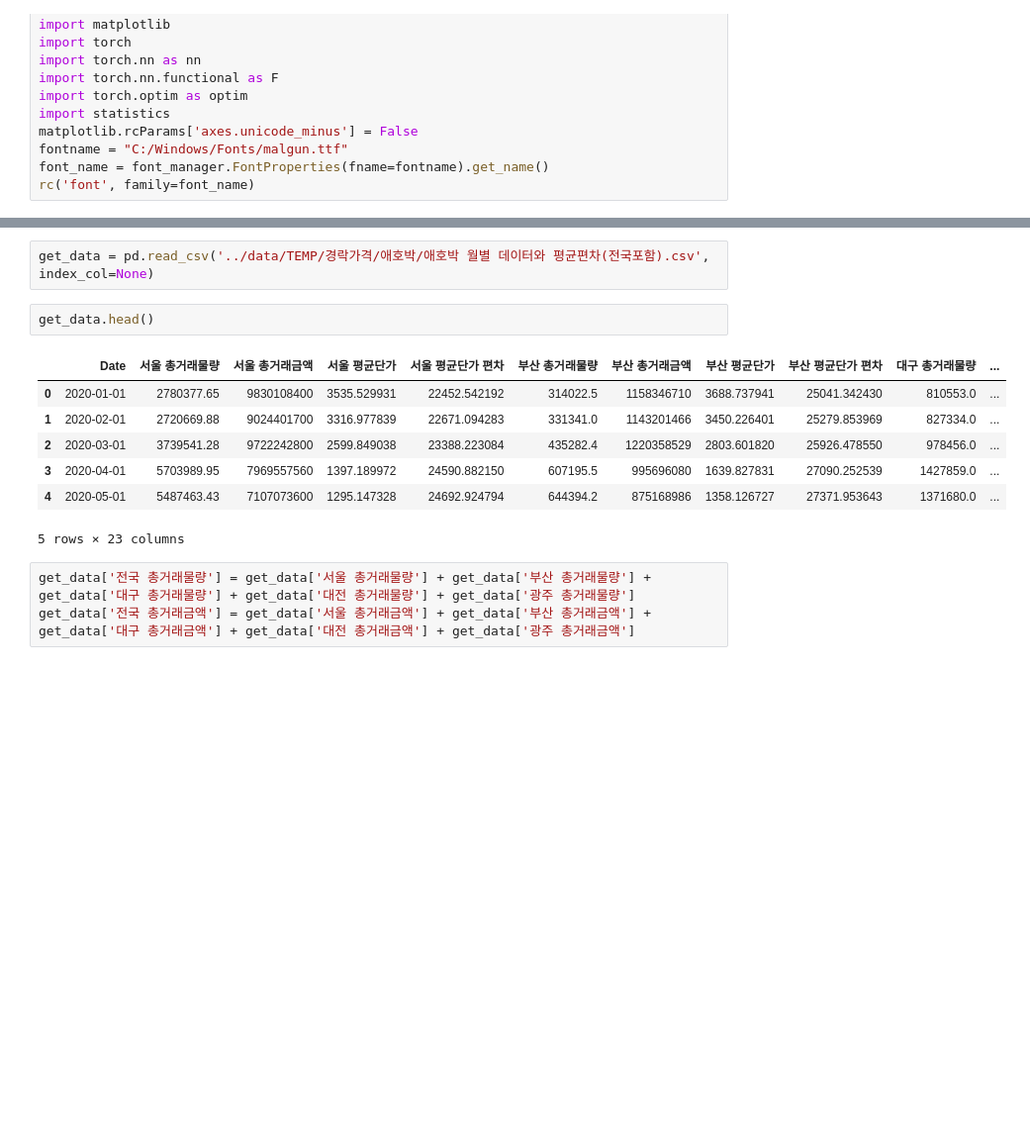
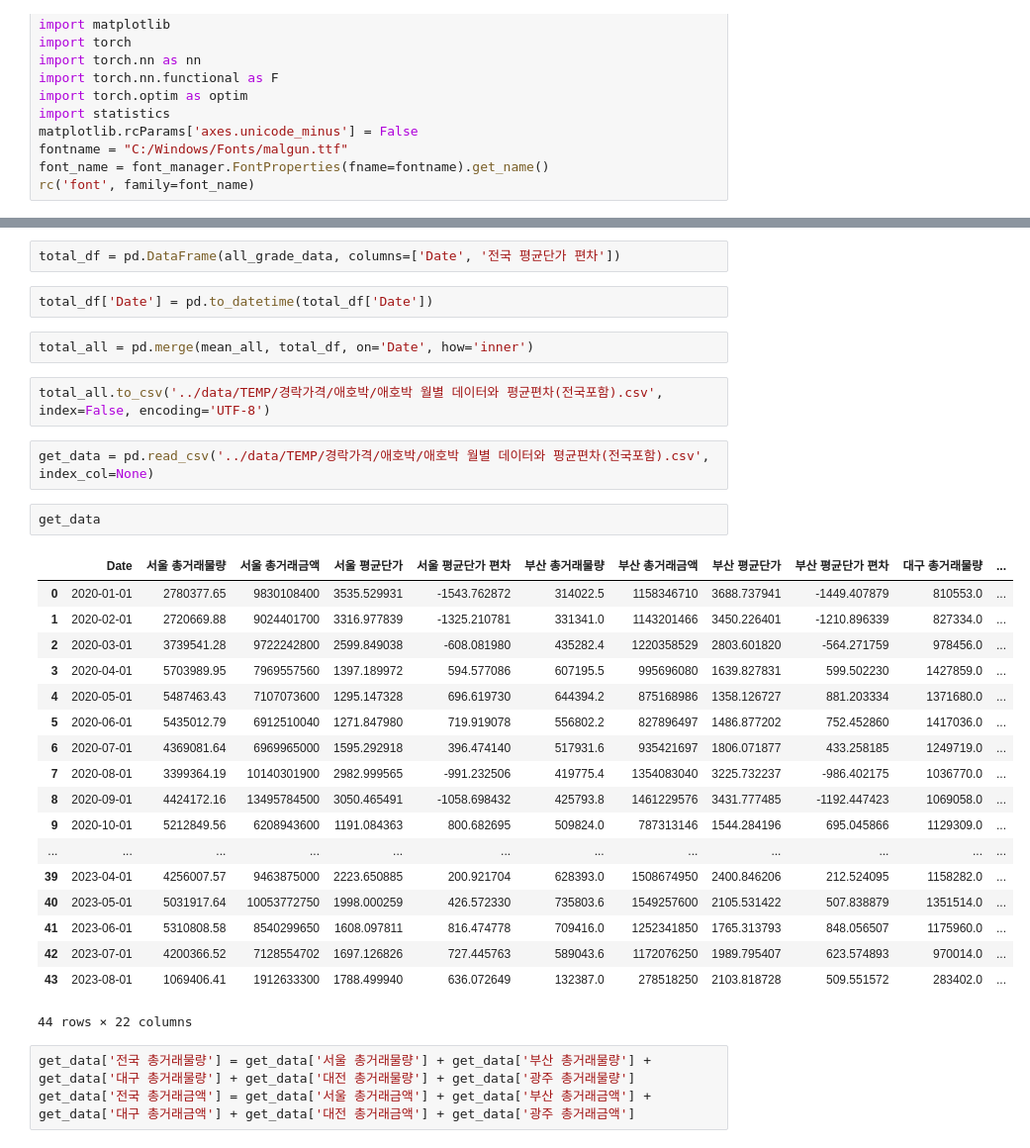
Before and after one commit to initbtn/big_project, a Jupyter notebook: 평균단가 편차/re_kini_dev.ipynb, the cells around one changed output, grey strips where cells are left out. Shown at 99% size. Saved outputs shown, nothing was run; the diff lists cells and outputs as text; blank space fills up the shorter version.

```diff
--- a/평균단가 편차/re_kini_dev.ipynb
+++ b/평균단가 편차/re_kini_dev.ipynb
@@ -17,15 +137,34 @@ rc('font', family=font_name)
+# %%
+total_df = pd.DataFrame(all_grade_data, columns=['Date', '전국 평균단가 편차'])
+# %%
+total_df['Date'] = pd.to_datetime(total_df['Date'])
+# %%
+total_all = pd.merge(mean_all, total_df, on='Date', how='inner')
+# %%
+total_all.to_csv('../data/TEMP/경락가격/애호박/애호박 월별 데이터와 평균편차(전국포함).csv', index=False, encoding='UTF-8')
 # %%
 get_data = pd.read_csv('../data/TEMP/경락가격/애호박/애호박 월별 데이터와 평균편차(전국포함).csv', index_col=None)
 # %%
-get_data.head()
+get_data
 # %% [output]
 |  | Date | 서울 총거래물량 | 서울 총거래금액 | 서울 평균단가 | 서울 평균단가 편차 | 부산 총거래물량 | 부산 총거래금액 | 부산 평균단가 | 부산 평균단가 편차 | 대구 총거래물량 | ... |
-| 0 | 2020-01-01 | 2780377.65 | 9830108400 | 3535.529931 | 22452.542192 | 314022.5 | 1158346710 | 3688.737941 | 25041.342430 | 810553.0 | ... |
-| 1 | 2020-02-01 | 2720669.88 | 9024401700 | 3316.977839 | 22671.094283 | 331341.0 | 1143201466 | 3450.226401 | 25279.853969 | 827334.0 | ... |
-| 2 | 2020-03-01 | 3739541.28 | 9722242800 | 2599.849038 | 23388.223084 | 435282.4 | 1220358529 | 2803.601820 | 25926.478550 | 978456.0 | ... |
-| 3 | 2020-04-01 | 5703989.95 | 7969557560 | 1397.189972 | 24590.882150 | 607195.5 | 995696080 | 1639.827831 | 27090.252539 | 1427859.0 | ... |
-| 4 | 2020-05-01 | 5487463.43 | 7107073600 | 1295.147328 | 24692.924794 | 644394.2 | 875168986 | 1358.126727 | 27371.953643 | 1371680.0 | ... |
+| 0 | 2020-01-01 | 2780377.65 | 9830108400 | 3535.529931 | -1543.762872 | 314022.5 | 1158346710 | 3688.737941 | -1449.407879 | 810553.0 | ... |
+| 1 | 2020-02-01 | 2720669.88 | 9024401700 | 3316.977839 | -1325.210781 | 331341.0 | 1143201466 | 3450.226401 | -1210.896339 | 827334.0 | ... |
+| 2 | 2020-03-01 | 3739541.28 | 9722242800 | 2599.849038 | -608.081980 | 435282.4 | 1220358529 | 2803.601820 | -564.271759 | 978456.0 | ... |
+| 3 | 2020-04-01 | 5703989.95 | 7969557560 | 1397.189972 | 594.577086 | 607195.5 | 995696080 | 1639.827831 | 599.502230 | 1427859.0 | ... |
+| 4 | 2020-05-01 | 5487463.43 | 7107073600 | 1295.147328 | 696.619730 | 644394.2 | 875168986 | 1358.126727 | 881.203334 | 1371680.0 | ... |
+| 5 | 2020-06-01 | 5435012.79 | 6912510040 | 1271.847980 | 719.919078 | 556802.2 | 827896497 | 1486.877202 | 752.452860 | 1417036.0 | ... |
+| 6 | 2020-07-01 | 4369081.64 | 6969965000 | 1595.292918 | 396.474140 | 517931.6 | 935421697 | 1806.071877 | 433.258185 | 1249719.0 | ... |
+| 7 | 2020-08-01 | 3399364.19 | 10140301900 | 2982.999565 | -991.232506 | 419775.4 | 1354083040 | 3225.732237 | -986.402175 | 1036770.0 | ... |
+| 8 | 2020-09-01 | 4424172.16 | 13495784500 | 3050.465491 | -1058.698432 | 425793.8 | 1461229576 | 3431.777485 | -1192.447423 | 1069058.0 | ... |
+| 9 | 2020-10-01 | 5212849.56 | 6208943600 | 1191.084363 | 800.682695 | 509824.0 | 787313146 | 1544.284196 | 695.045866 | 1129309.0 | ... |
+| ... | ... | ... | ... | ... | ... | ... | ... | ... | ... | ... | ... |
+| 39 | 2023-04-01 | 4256007.57 | 9463875000 | 2223.650885 | 200.921704 | 628393.0 | 1508674950 | 2400.846206 | 212.524095 | 1158282.0 | ... |
+| 40 | 2023-05-01 | 5031917.64 | 10053772750 | 1998.000259 | 426.572330 | 735803.6 | 1549257600 | 2105.531422 | 507.838879 | 1351514.0 | ... |
+| 41 | 2023-06-01 | 5310808.58 | 8540299650 | 1608.097811 | 816.474778 | 709416.0 | 1252341850 | 1765.313793 | 848.056507 | 1175960.0 | ... |
+| 42 | 2023-07-01 | 4200366.52 | 7128554702 | 1697.126826 | 727.445763 | 589043.6 | 1172076250 | 1989.795407 | 623.574893 | 970014.0 | ... |
+| 43 | 2023-08-01 | 1069406.41 | 1912633300 | 1788.499940 | 636.072649 | 132387.0 | 278518250 | 2103.818728 | 509.551572 | 283402.0 | ... |
-5 rows × 23 columns
+44 rows × 22 columns
 # %%
 get_data['전국 총거래물량'] = get_data['서울 총거래물량'] + get_data['부산 총거래물량'] + get_data['대구 총거래물량'] + get_data['대전 총거래물량'] + get_data['광주 총거래물량']
 get_data['전국 총거래금액'] = get_data['서울 총거래금액'] + get_data['부산 총거래금액'] + get_data['대구 총거래금액'] + get_data['대전 총거래금액'] + get_data['광주 총거래금액']
```
Also changed, not shown: parts of 16 cells of this notebook, 6 other files.
